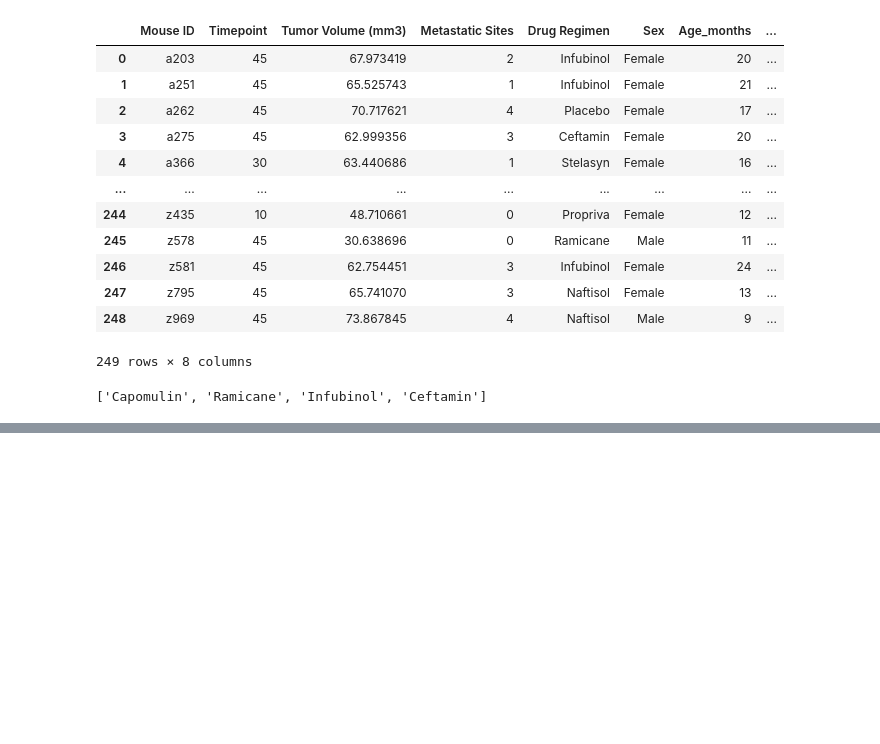
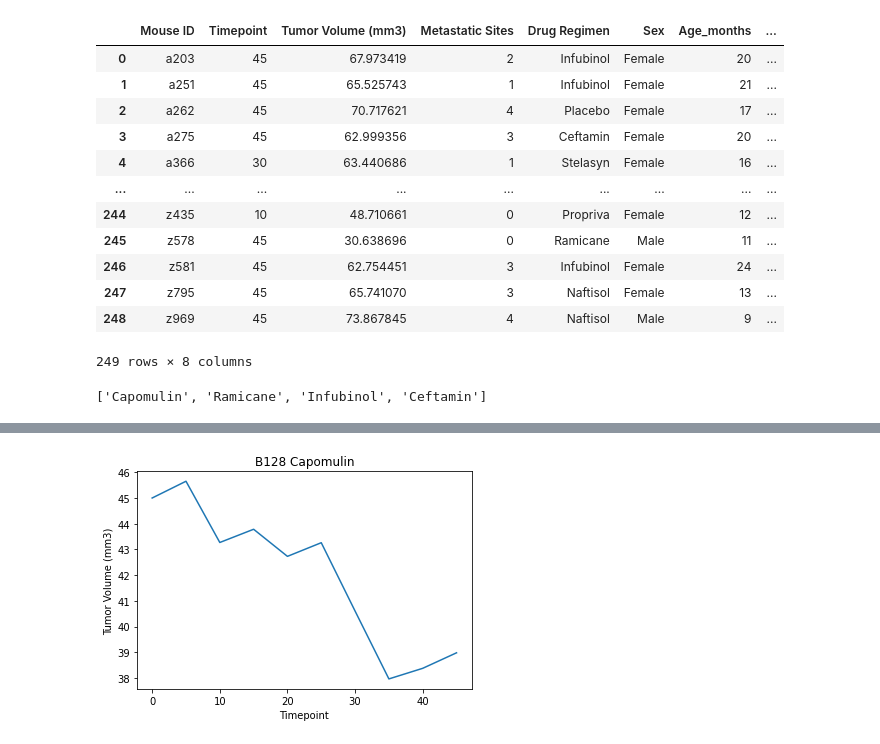
Before and after one commit to uma11iyer/Module_5_Matplotlib, a Jupyter notebook: Pymaceuticals/pymaceuticals.ipynb, the cells around one changed output, grey strips where cells are left out. Saved outputs shown, nothing was run; the diff lists cells and outputs as text; code cells hidden in the pictures; blank space fills up the shorter version.

```diff
--- a/Pymaceuticals/pymaceuticals.ipynb
+++ b/Pymaceuticals/pymaceuticals.ipynb
@@ -381,0 +397,5 @@ Ceftamin's potential outliers:Series([], Name: Tumor Volume (mm3), dtype: float6
+# %%
+capomulin = clean_mouse_studydf.loc[clean_mouse_studydf["Drug Regimen"]=="Capomulin"]
+mouse_plot = capomulin.loc[capomulin['Mouse ID'] == 'b128']
+
+mouse_plot.head()
@@ -381,0 +409,10 @@ Ceftamin's potential outliers:Series([], Name: Tumor Volume (mm3), dtype: float6
+# %%
+# Generate a line plot of tumor volume vs. time point for a mouse treated with Capomulin
+
+plt.plot(mouse_plot['Timepoint'],mouse_plot['Tumor Volume (mm3)'])
+plt.xlabel('Timepoint')
+plt.ylabel('Tumor Volume (mm3)')
+plt.title('B128 Capomulin')
+plt.show()
+# %% [output]
+[figure, added]
```
Also changed, not shown: parts of 8 cells of this notebook.
